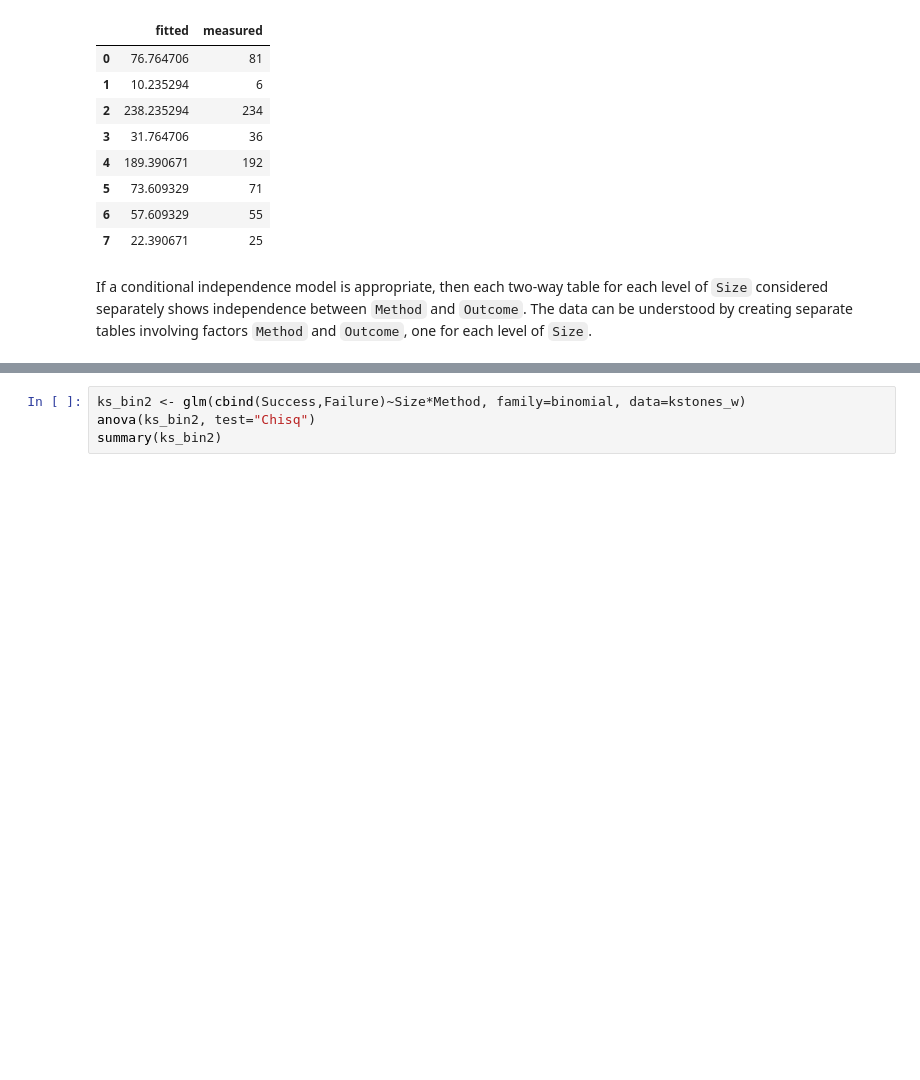
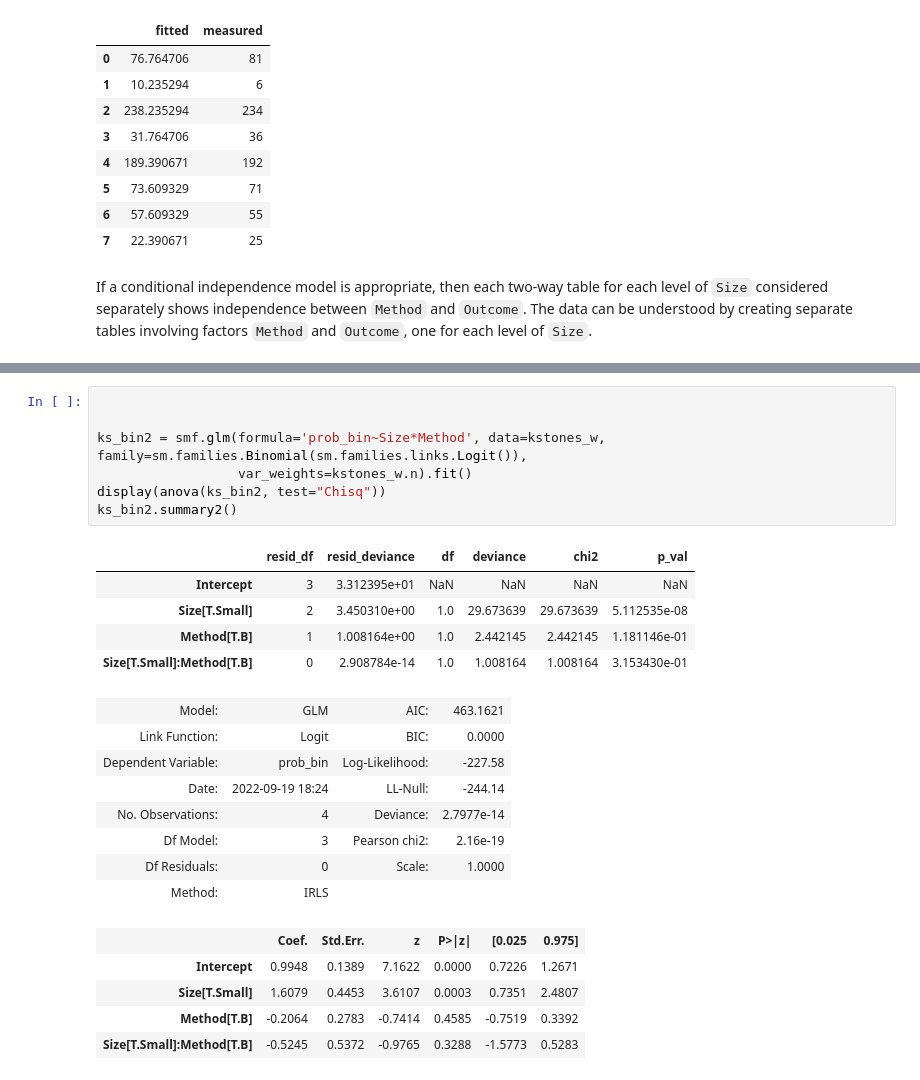
Before and after one commit to Many98/GLM_R2Py, a Jupyter notebook: Python/01ZLMA_ex12_Loglinear_models_solution.ipynb, the cells around one changed output, grey strips where cells are left out. Saved outputs shown, nothing was run; the diff lists cells and outputs as text; blank space fills up the shorter version.

```diff
--- a/Python/01ZLMA_ex12_Loglinear_models_solution.ipynb
+++ b/Python/01ZLMA_ex12_Loglinear_models_solution.ipynb
@@ -715,4 +721,26 @@ kstones_w
-# %%
-ks_bin2 <- glm(cbind(Success,Failure)~Size*Method, family=binomial, data=kstones_w)
-anova(ks_bin2, test="Chisq")
-summary(ks_bin2)
+# %%
+
+
+ks_bin2 = smf.glm(formula='prob_bin~Size*Method', data=kstones_w,  family=sm.families.Binomial(sm.families.links.Logit()),
+                  var_weights=kstones_w.n).fit()
+display(anova(ks_bin2, test="Chisq"))
+ks_bin2.summary2()
+# %% [output]
+|  | resid_df | resid_deviance | df | deviance | chi2 | p_val |
+| Intercept | 3 | 3.312395e+01 | NaN | NaN | NaN | NaN |
+| Size[T.Small] | 2 | 3.450310e+00 | 1.0 | 29.673639 | 29.673639 | 5.112535e-08 |
+| Method[T.B] | 1 | 1.008164e+00 | 1.0 | 2.442145 | 2.442145 | 1.181146e-01 |
+| Size[T.Small]:Method[T.B] | 0 | 2.908784e-14 | 1.0 | 1.008164 | 1.008164 | 3.153430e-01 |
+| Model: | GLM | AIC: | 463.1621 |
+| Link Function: | Logit | BIC: | 0.0000 |
+| Dependent Variable: | prob_bin | Log-Likelihood: | -227.58 |
+| Date: | 2022-09-19 18:24 | LL-Null: | -244.14 |
+| No. Observations: | 4 | Deviance: | 2.7977e-14 |
+| Df Model: | 3 | Pearson chi2: | 2.16e-19 |
+| Df Residuals: | 0 | Scale: | 1.0000 |
+| Method: | IRLS |  |  |
+|  | Coef. | Std.Err. | z | P>|z| | [0.025 | 0.975] |
+| Intercept | 0.9948 | 0.1389 | 7.1622 | 0.0000 | 0.7226 | 1.2671 |
+| Size[T.Small] | 1.6079 | 0.4453 | 3.6107 | 0.0003 | 0.7351 | 2.4807 |
+| Method[T.B] | -0.2064 | 0.2783 | -0.7414 | 0.4585 | -0.7519 | 0.3392 |
+| Size[T.Small]:Method[T.B] | -0.5245 | 0.5372 | -0.9765 | 0.3288 | -1.5773 | 0.5283 |
```
Also changed, not shown: parts of 11 cells of this notebook.
